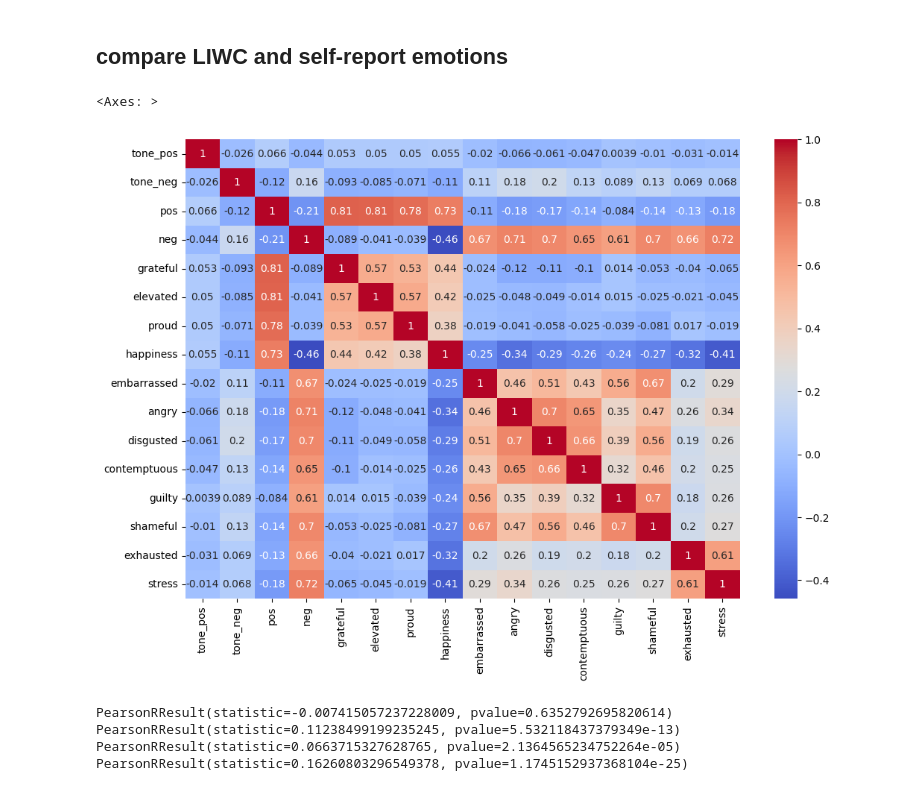
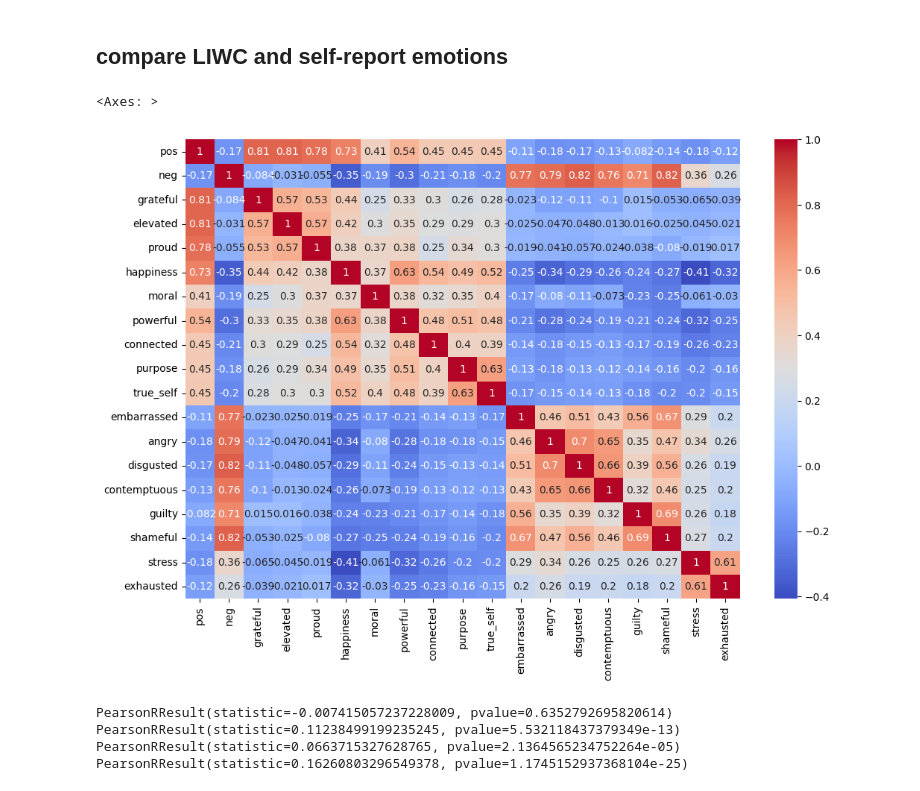
Before and after one commit to amberxuqianchen/effective-altruism, a Jupyter notebook: 1_code/descriptive.ipynb, the cells around one changed output. Cells and saved outputs as stored; diff of their text form; code cells hidden in the pictures.

```diff
--- a/1_code/descriptive.ipynb
+++ b/1_code/descriptive.ipynb
@@ -79,19 +104,6 @@ k_self  | t_stat:  2.15 p_val:  0.03 higher_group:  EA
 # Moral and Emoitonal Experience
 # %% [markdown]
 ## Moral Experience
-# %%
-df['event_label'] = df['event_type'].replace({0: 'No Event', 1: 'Moral Commit', 2: 'Moral Target', 3: 'Moral Witness', 4: 'Moral Learn', 5: 'Immoral Commit', 6: 'Immoral Target', 7: 'Immoral Witness', 8: 'Immoral Learn'})
-df['event_label'] = df['event_label'].astype('category')
-
-# create a new column for moral valence based on event_type into 0 (Labeled as Neutral), 1(labeled as Moral), 2(labeled as Immoral)
-df['moral_valence'] = df['event_type'].replace({0: 0, 1: 1, 2: 1, 3: 1, 4: 1, 5: 2, 6: 2, 7: 2, 8: 2})
-
-# create a new column for moral agency based on event_type into 0 (Labeled as Neutral), 1(labeled as Self), 2(labeled as Other)
-df['moral_agency'] = df['event_type'].replace({0: 0, 1: 1, 2: 2, 3: 2, 4: 2, 5: 1, 6: 2, 7: 2, 8: 2})
-
-# create a new column for moral rightness based on the variables which names start with 'Taken together', if one is missing, take the value from the other one
-moraljudgevar = [i for i in df.columns if 'Taken together' in i]
-df['moraljudge'] = np.where(df[moraljudgevar[0]].isnull(), df[moraljudgevar[1]], df[moraljudgevar[0]])
 # %%
 plt.figure(figsize=(10,6))
 sns.countplot(data=df, x="event_label", order=df['event_label'].value_counts().index)
@@ -135,13 +147,6 @@ plt.show()
 1223
 # %% [markdown]
 ## Emotional Experience
-# %%
-positive_varnames = ['grateful', 'elevated', 'proud', 'happiness']
-negative_varnames = ['embarrassed', 'angry', 'disgusted', 'contemptuous', 'guilty', 'shameful', 'exhausted', 'stress']
-
-# create a new variable for positive emotion, average the positive emotion variables; do the same for nagative emotion variables
-df['pos'] = df[positive_varnames].mean(axis=1)
-df['neg'] = df[negative_varnames].mean(axis=1)
 # %%
 plt.figure(figsize=(12,6))
 sns.violinplot(x="moral_valence", y="pos", hue="moral_agency", data=df)
@@ -445,18 +450,18 @@ Summary - Moral Valence x Agency x Group on Tone
 # %% [markdown]
 ## compare LIWC and self-report emotions
 # %%
-# delete the only one row where pos is nan, other values are nan too
-df = df[df['pos'].notna()]
+import matplotlib.pyplot as plt
+import seaborn as sns
 
 # generate matrix of correlations between tone_pos, tone_neg, pos, neg, and positive_varnames, negative_varnames
-all_varnames = ['tone_pos', 'tone_neg', 'pos', 'neg'] + positive_varnames + negative_varnames
+all_varnames = ['pos', 'neg'] + positive_varnames +['moral','powerful','connected','purpose','true_self'] +negative_varnames + ['stress','exhausted']
 corr = df[all_varnames].corr()
 # plot the correlation matrix
 plt.figure(figsize=(12, 8))
 sns.heatmap(corr, annot=True, cmap='coolwarm')
 # %% [output]
 <Axes: >
-[figure, old version]
+[figure, new version]
 # %%
 # test correlation between tone_pos and pos
 from scipy.stats import pearsonr
```
Also changed, not shown: parts of 10 cells of this notebook, 13 other files.
